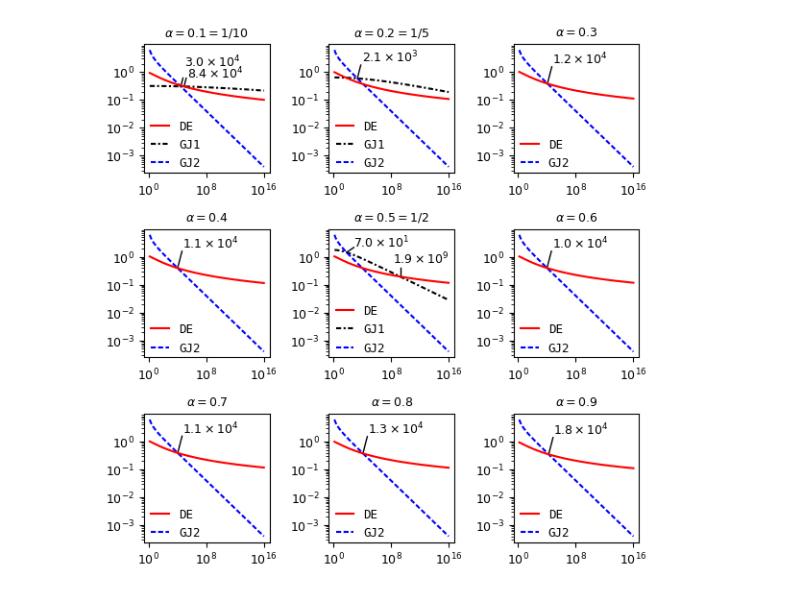
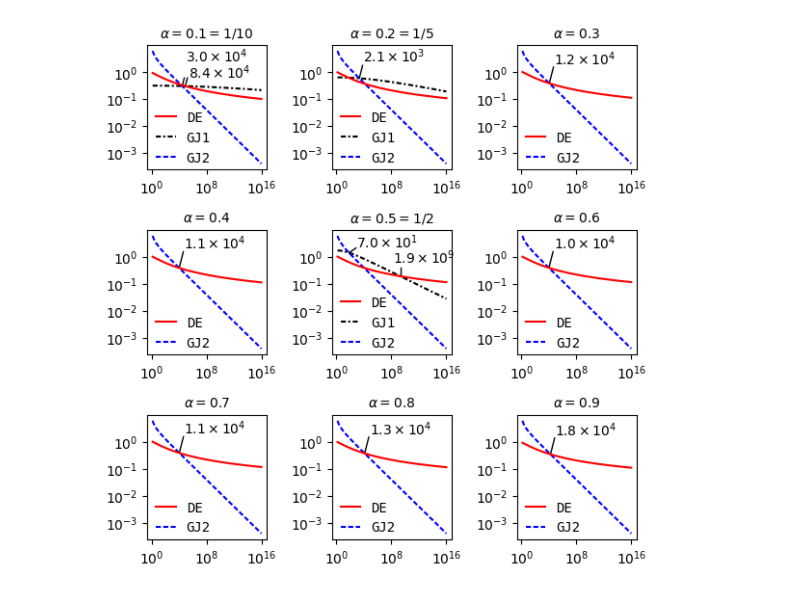
Before and after one commit to f-ttok/article-powmde, a Jupyter notebook: notebooks/Figure 4.2 (Figure).ipynb, the cells around one changed output. Saved outputs shown, nothing was run; the diff lists cells and outputs as text; code cells hidden in the pictures.

Commit message:
changed fontsize of figures

```diff
--- a/notebooks/Figure 4.2 (Figure).ipynb
+++ b/notebooks/Figure 4.2 (Figure).ipynb
@@ -3,7 +3,7 @@ import numpy as np
 import pandas as pd
 import matplotlib.pyplot as plt
 
-fs = 9
+fs = 10
 plt.style.use("tableau-colorblind10")
 plt.rcParams["font.size"] = fs
 plt.rcParams["axes.titlesize"] = plt.rcParams["font.size"]
@@ -58,7 +58,7 @@ for i in range(3):
             y = IS["ϕ"][αx10-1]
             ap = {"color":"black", "headlength":0, "width":100}
 
-            c = 5 if a != 1 else 6
+            c = 5 if αx10 != 1 else 6
 
             ax[i][j].text(x*c, y*c, s)
             ax[i][j].plot([x,x*(c-1)], [y,y*(c-1)], c="k", lw=1)
@@ -69,7 +69,7 @@ s = "%.1e" % (x)
 s = "$" + s[:3] + "\\times 10^{" + s[-1:] + "}$"
 y = 0.3051185219051628
 ap = {"color":"black", "headlength":0, "width":100}
-ax[0][0].text(x*3, y*5, s)
+ax[0][0].text(x*3, y*8, s)
 ax[0][0].plot([x,x*2], [y,y*2], c="k", lw=1)
 
 
@@ -85,31 +85,31 @@ ax[0][0].plot([x,x*2], [y,y*2], c="k", lw=1)
 x = 2147.3122535758243
 s = "%.1e" % (x)
 s = "$" + s[:3] + "\\times 10^{" + s[-1:] + "}$"
 y = 0.5918884062497789
 ap = {"color":"black", "headlength":0, "width":100}
 ax[0][1].text(x*4, y*4, s)
 ax[0][1].plot([x,x*3], [y,y*3], c="k", lw=1)
 
 x = 69.76276248003785
 s = "%.1e" % (x)
 s = "$" + s[:3] + "\\times 10^{" + s[-1:] + "}$"
 y = 1.4436354592705454
 ap = {"color":"black", "headlength":0, "width":100}
 ax[1][1].text(x*10, y*1.5, s)
 ax[1][1].plot([x,x*10], [y,y*1.5], c="k", lw=1)
 
 x = 1.9328345587502728e9
 s = "%.1e" % (x)
 s = "$" + s[:3] + "\\times 10^{" + s[-1:] + "}$"
 y = 0.19501935675956694
 ap = {"color":"black", "headlength":0, "width":100}
 ax[1][1].text(x/10, y*3, s)
 ax[1][1].plot([x,x], [y,y*2], c="k", lw=1)
 
 
 fig.tight_layout()
 fig.savefig("fig-convspeed.pdf")
 
 plt.show()
 # %% [output]
-[figure, old version]
+[figure, new version]
```
Also changed, not shown: 12 other files.
